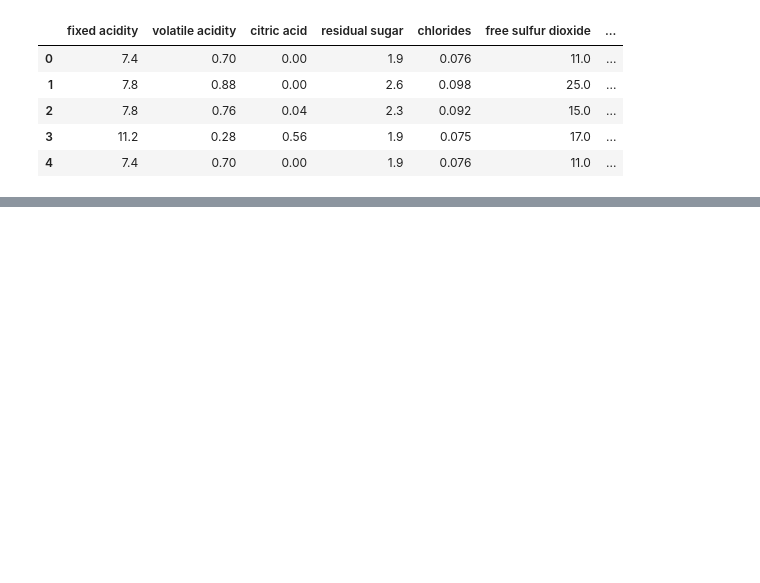
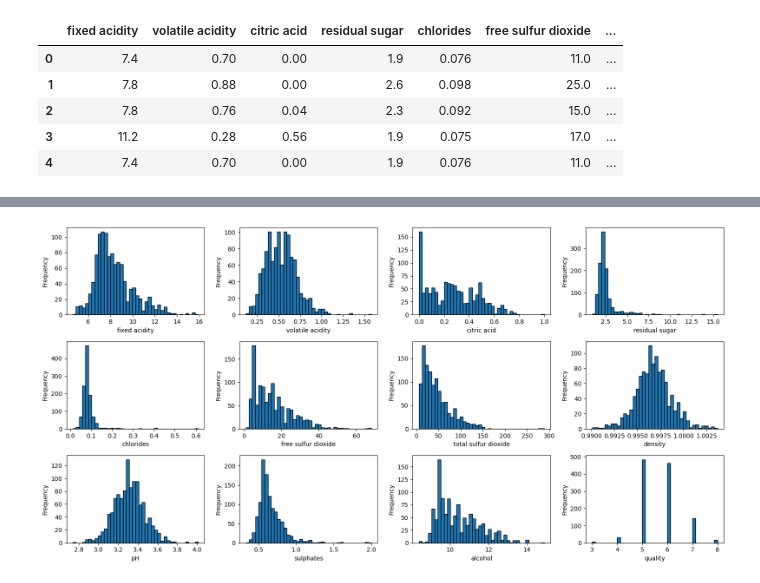
Before and after one commit to mdmohsin212/interview-prep, a Jupyter notebook: ML/Ensemble/Advance/Ensemble_project.ipynb, the cells around one changed output, grey strips where cells are left out. Saved outputs shown, nothing was run; the diff lists cells and outputs as text; code cells hidden in the pictures; blank space fills up the shorter version.

```diff
--- a/ML/Ensemble/Advance/Ensemble_project.ipynb
+++ b/ML/Ensemble/Advance/Ensemble_project.ipynb
@@ -41,0 +83,13 @@ Name: count, dtype: int64
+# %%
+# Scatter plots of features vs target
+fig, axes = plt.subplots(3, 4, figsize=(16, 8))
+axes = axes.flatten()
+for idx, feature in enumerate(df.columns):
+    axes[idx].hist(df[feature], bins=40, edgecolor='black')
+    axes[idx].set_xlabel(feature)
+    axes[idx].set_ylabel('Frequency')
+
+plt.tight_layout()
+plt.show()
+# %% [output]
+[figure, added]
```
Also changed, not shown: parts of 5 cells of this notebook.
